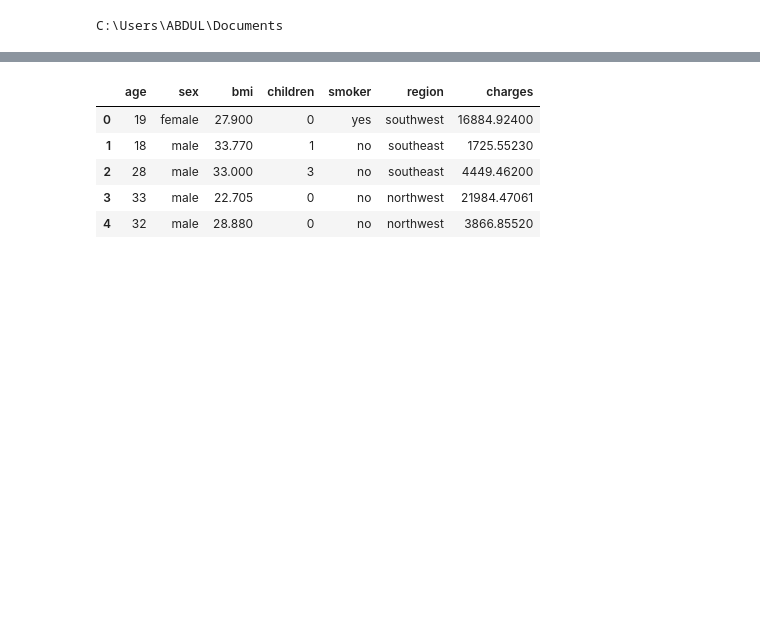
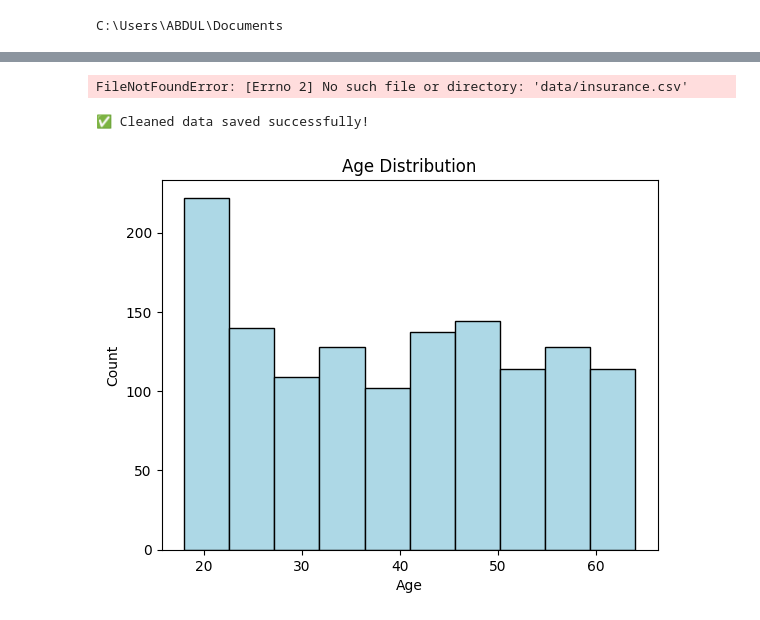
Before and after one commit to hidaia175/H1_Health_Analytics, a Jupyter notebook: day1_analysis.ipynb, the cells around one changed output, grey strips where cells are left out. Saved outputs shown, nothing was run; the diff lists cells and outputs as text; code cells hidden in the pictures; blank space fills up the shorter version.

Commit message:
Day 1 completed: Implemented ETL pipeline, cleaned dataset, saved cleaned file, and created visualisations using Matplotlib, Seaborn, and Plotly

```diff
--- a/day1_analysis.ipynb
+++ b/day1_analysis.ipynb
@@ -179,20 +168,37 @@ print("Shape of dataset:", df.shape)
-# %%
-import pandas as pd
-
-# Read the data
-df = pd.read_csv("data/insurance.csv")
-
-# Display the first 5 rows
-df.head()
-# %% [output]
-|  | age | sex | bmi | children | smoker | region | charges |
-| 0 | 19 | female | 27.900 | 0 | yes | southwest | 16884.92400 |
-| 1 | 18 | male | 33.770 | 1 | no | southeast | 1725.55230 |
-| 2 | 28 | male | 33.000 | 3 | no | southeast | 4449.46200 |
-| 3 | 33 | male | 22.705 | 0 | no | northwest | 21984.47061 |
-| 4 | 32 | male | 28.880 | 0 | no | northwest | 3866.85520 |
 # %%
 import pandas as pd
 
 df = pd.read_csv('insurance.csv')
 print(df.shape)
+# %%
+# Step 1: Import libraries
+import pandas as pd
+
+# Step 2: Load the original dataset
+df = pd.read_csv("data/insurance.csv")
+
+# Display first 5 rows to confirm loading
+df.head()
+# %% [output]
+FileNotFoundError: [Errno 2] No such file or directory: 'data/insurance.csv'
+# %%
+import os
+
+if not os.path.exists("data"):
+    os.makedirs("data")
+
+df.to_csv("data/insurance_cleaned.csv", index=False)
+print("✅ Cleaned data saved successfully!")
+# %% [output]
+✅ Cleaned data saved successfully!
+# %%
+# --------------------------------
+# Step 6: Age Distribution
+# --------------------------------
+plt.hist(df['age'], bins=10, color='lightblue', edgecolor='black')
+plt.title("Age Distribution")
+plt.xlabel("Age")
+plt.ylabel("Count")
+plt.show()
+# %% [output]
+[figure, added]
```
Also changed, not shown: parts of 8 cells of this notebook, 2 other files.
